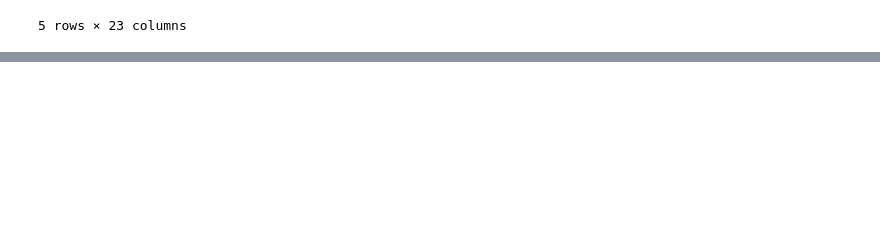
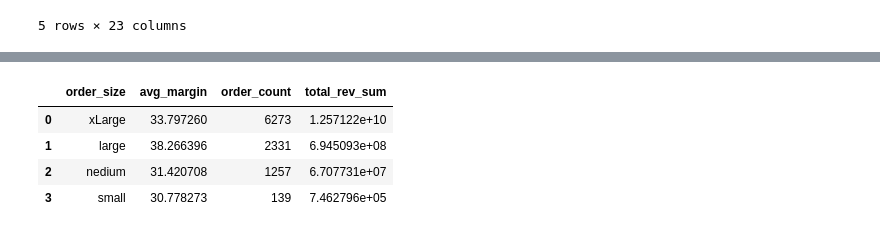
Before and after one commit to serhanoztas/Data_Science_New_Era, a Jupyter notebook: Lesson11-Refresh Connection.ipynb, the cells around one changed output, grey strips where cells are left out. Drawn from its saved outputs; the diff is of its cells as text; code cells hidden in the pictures; blank space fills up the shorter version.

```diff
--- a/Lesson11-Refresh Connection.ipynb
+++ b/Lesson11-Refresh Connection.ipynb
@@ -90,0 +176,25 @@ df_merge_sales_item.head().reset_index(drop=True)
+# %%
+conditions = [
+    df_sales['total_revenue'] < 10000 ,
+    df_sales['total_revenue'] < 100000,
+    df_sales['total_revenue'] < 500000
+]
+choices = ['small','nedium','large']
+default= 'xLarge'
+
+df_sales['order_size'] = np.select(conditions, choices, default=default)
+df_sales.head().reset_index()
+
+df_sales_ordersize = df_sales.groupby('order_size').agg(
+    avg_margin=('profit_margin_pct','mean'),
+    order_count=('order_id','count'),
+    total_rev_sum=('total_revenue','sum')
+).sort_values('order_count', ascending=False)
+
+df_sales_ordersize.reset_index()
+# %% [output]
+|  | order_size | avg_margin | order_count | total_rev_sum |
+| 0 | xLarge | 33.797260 | 6273 | 1.257122e+10 |
+| 1 | large | 38.266396 | 2331 | 6.945093e+08 |
+| 2 | nedium | 31.420708 | 1257 | 6.707731e+07 |
+| 3 | small | 30.778273 | 139 | 7.462796e+05 |
```
Also changed, not shown: parts of 8 cells of this notebook.
